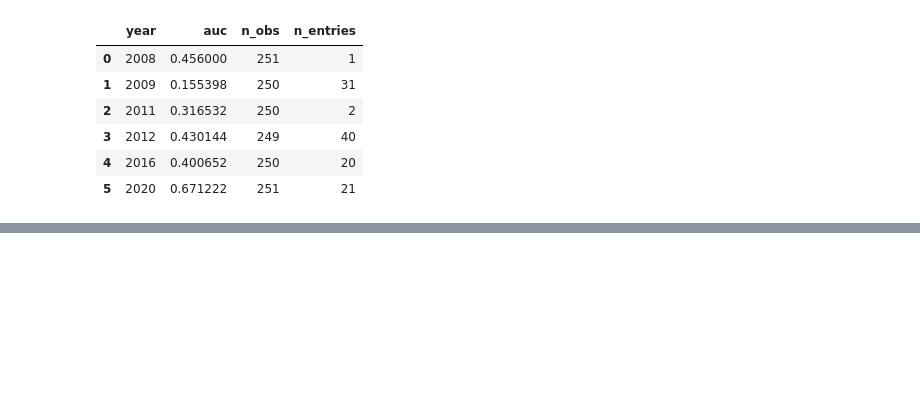
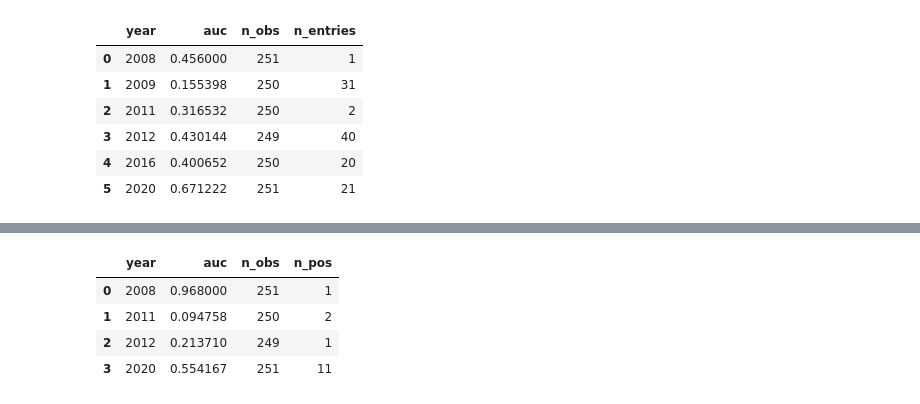
Before and after one commit to WickedoneC/credit_spread_regime, a Jupyter notebook: notebooks/01_eda_spread_regimes.ipynb, the cells around one changed output, grey strips where cells are left out. Saved outputs shown, nothing was run; the diff lists cells and outputs as text; code cells hidden in the pictures; blank space fills up the shorter version.

```diff
--- a/notebooks/01_eda_spread_regimes.ipynb
+++ b/notebooks/01_eda_spread_regimes.ipynb
@@ -681,0 +774,49 @@ res_df
+# %%
+from sklearn.linear_model import LogisticRegression
+from sklearn.metrics import roc_auc_score
+from sklearn.preprocessing import StandardScaler
+from sklearn.pipeline import Pipeline
+import pandas as pd
+
+pipe = Pipeline([
+    ("scaler", StandardScaler()),
+    ("clf", LogisticRegression(max_iter=3000, class_weight="balanced"))
+])
+
+years = sorted(eval_df.index.year.unique())
+min_train_years = 5
+
+results = []
+all_y = []
+all_proba = []
+
+for i in range(min_train_years, len(years)):
+    train_years = years[:i]
+    test_year = years[i]
+
+    train_idx = eval_df.index.year.isin(train_years)
+    test_idx = eval_df.index.year == test_year
+
+    X_train, y_train = X.loc[train_idx], y.loc[train_idx]
+    X_test, y_test = X.loc[test_idx], y.loc[test_idx]
+
+    if y_train.nunique() < 2 or y_test.nunique() < 2:
+        continue
+
+    pipe.fit(X_train, y_train)
+    y_proba = pipe.predict_proba(X_test)[:, 1]
+
+    auc = roc_auc_score(y_test, y_proba)
+    results.append((test_year, auc, int(test_idx.sum()), int(y_test.sum())))
+
+    all_y.append(y_test)
+    all_proba.append(pd.Series(y_proba, index=y_test.index))
+
+res_df = pd.DataFrame(results, columns=["year", "auc", "n_obs", "n_pos"])
+res_df
+# %% [output]
+|  | year | auc | n_obs | n_pos |
+| 0 | 2008 | 0.968000 | 251 | 1 |
+| 1 | 2011 | 0.094758 | 250 | 2 |
+| 2 | 2012 | 0.213710 | 249 | 1 |
+| 3 | 2020 | 0.554167 | 251 | 11 |
```
Also changed, not shown: parts of 8 cells of this notebook, 1 other file.
